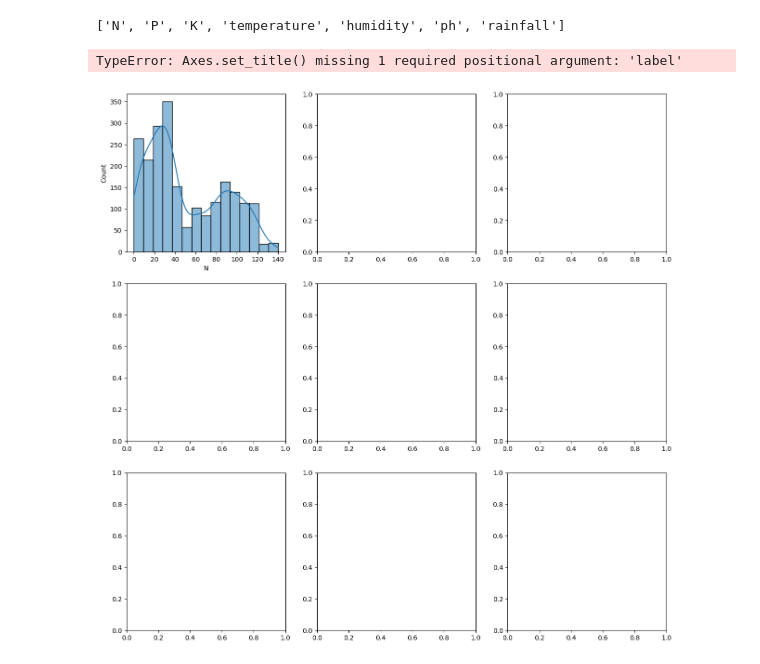
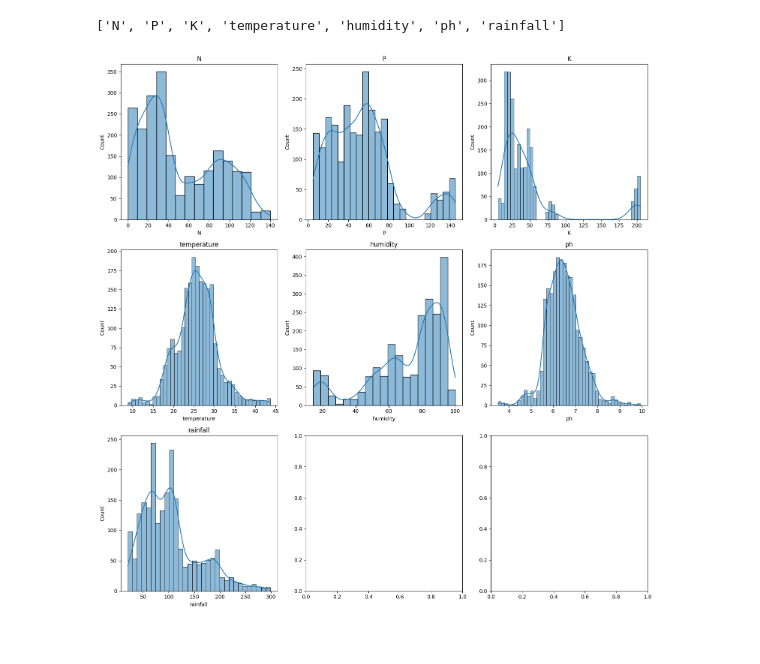
Before and after one commit to Rutik-tetare29/Crop_Feritilizer_Recommendation, a Jupyter notebook: Crop_fertilizer.ipynb, the cells around one changed output. Cells and saved outputs as stored; diff of their text form; code cells hidden in the pictures.

```diff
--- a/Crop_fertilizer.ipynb
+++ b/Crop_fertilizer.ipynb
@@ -113,13 +113,13 @@ print(features)
 # %%
 # visualize the distribution of each features
 
 import seaborn as sns
 fig, ax = plt.subplots(3,3, figsize = (15,15))
 for i, subplot in zip(features, ax.flatten()):
     sns.histplot(crop[i], ax = subplot, kde = True)
-    subplot.set_title()
+    subplot.set_title(i)
+plt.tight_layout()
 plt.show()
 # %% [output]
-TypeError: Axes.set_title() missing 1 required positional argument: 'label'
-[figure, old version]
+[figure, new version]
 # %%
```
Also changed, not shown: parts of 11 cells of this notebook.
